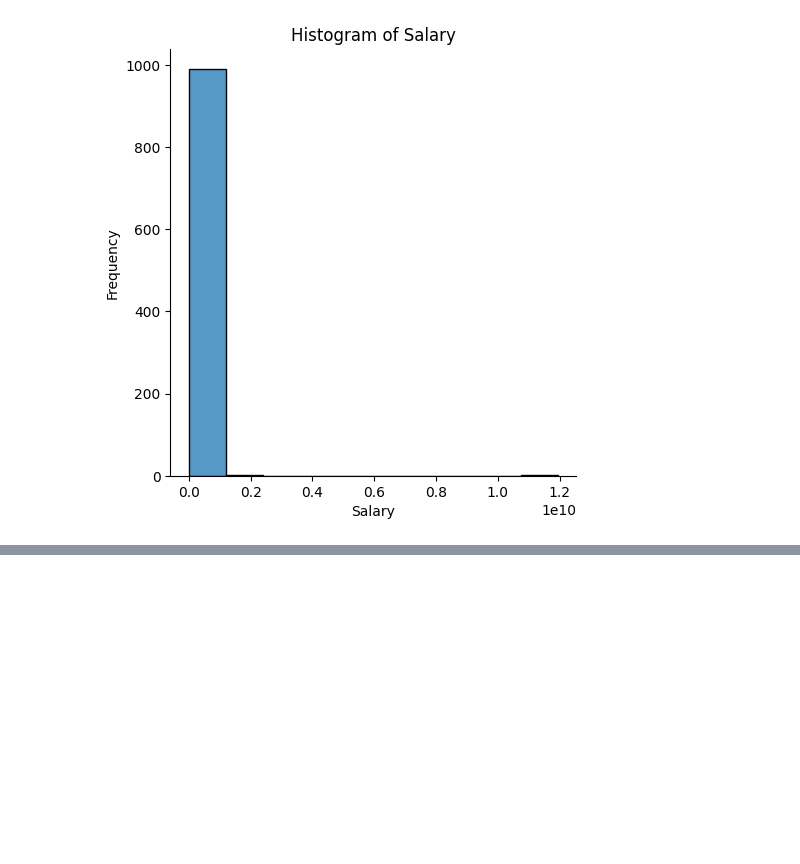
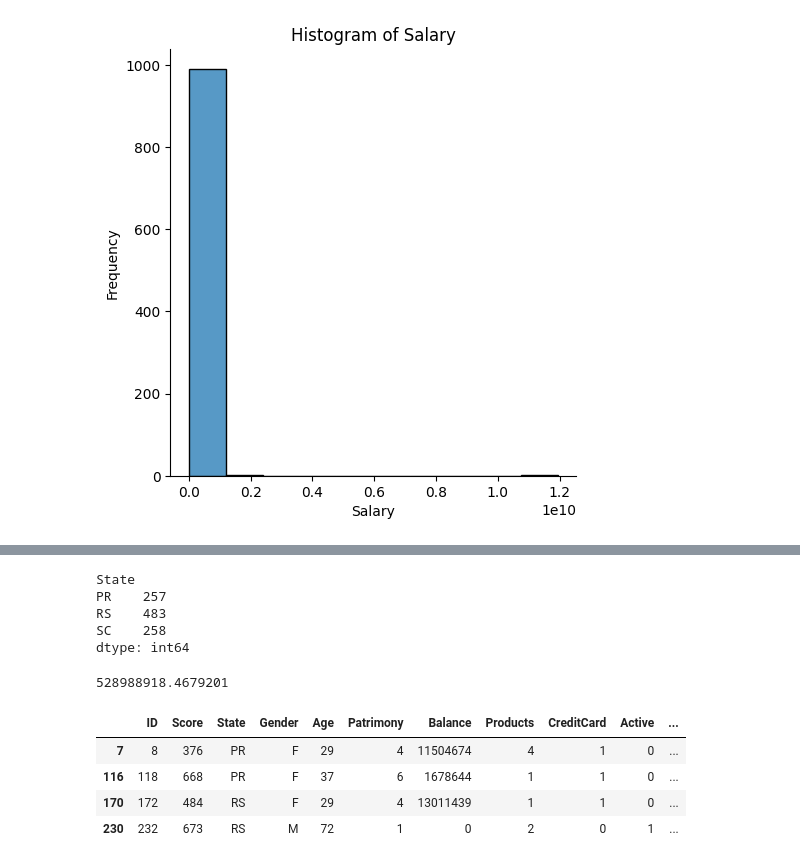
Before and after one commit to ArnaldSouza/Data-Science, a Jupyter notebook: 2. Data Cleaning and Processing (Python)/CleaningAndProcessing.ipynb, the cells around one changed output, grey strips where cells are left out. Saved outputs shown, nothing was run; the diff lists cells and outputs as text; code cells hidden in the pictures; blank space fills up the shorter version.

```diff
--- a/2. Data Cleaning and Processing (Python)/CleaningAndProcessing.ipynb
+++ b/2. Data Cleaning and Processing (Python)/CleaningAndProcessing.ipynb
@@ -158,0 +266,3 @@ plt.show()
+# %%
+#replace
+dataset.loc[(dataset['Age'] < 0) | (dataset['Age'] > 120), 'Age'] = median
@@ -158,0 +281,5 @@ plt.show()
+# %%
+#delete by ID
+dataset.drop_duplicates(subset='ID', keep = 'first', inplace=True)
+#find duplicated
+dataset[dataset.duplicated(['ID'], keep=False)]
@@ -158,0 +301,28 @@ plt.show()
+# %%
+#assign RS (mode)
+dataset.loc[dataset['State'].isin(['RP', 'SP','TD']), 'State'] = 'RS'
+#check the result
+grouped = dataset.groupby(['State']).size()
+grouped
+# %% [output]
+State
+PR    257
+RS    483
+SC    258
+dtype: int64
+# %%
+#outliers in salary
+sdev = sts.stdev(dataset["Salary"])
+sdev
+# %% [output]
+528988918.4679201
+# %%
+#define default as 2 * sdev
+#checking if any meet the criteria
+dataset.loc[dataset['Salary'] >= 2 * sdev]
+# %% [output]
+|  | ID | Score | State | Gender | Age | Patrimony | Balance | Products | CreditCard | Active | ... |
+| 7 | 8 | 376 | PR | F | 29 | 4 | 11504674 | 4 | 1 | 0 | ... |
+| 116 | 118 | 668 | PR | F | 37 | 6 | 1678644 | 1 | 1 | 0 | ... |
+| 170 | 172 | 484 | RS | F | 29 | 4 | 13011439 | 1 | 1 | 0 | ... |
+| 230 | 232 | 673 | RS | M | 72 | 1 | 0 | 2 | 0 | 1 | ... |
```
Also changed, not shown: parts of 19 cells of this notebook.
